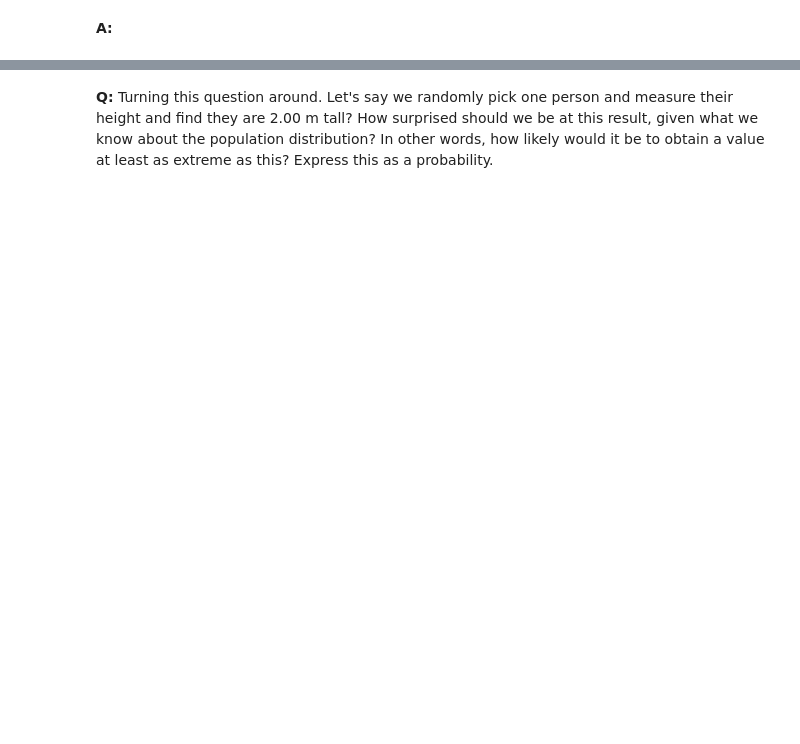
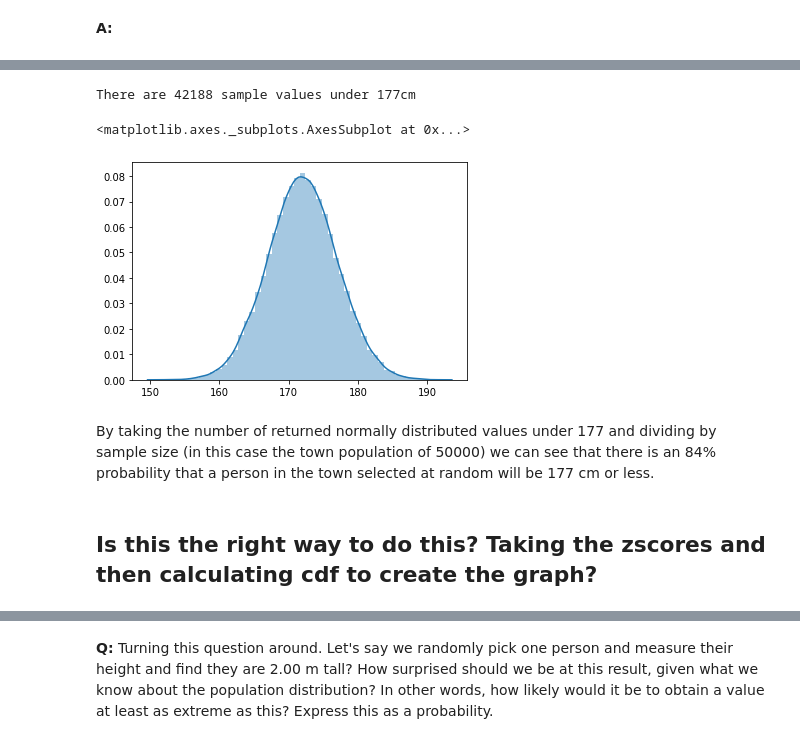
Before and after one commit to dudikbender/springboard, a Jupyter notebook: inferential_statistics_frequentist_mini-projects6.28.19/inferential_statistics_1a-Q6.25.ipynb, the cells around one changed output, grey strips where cells are left out. Cells and saved outputs as stored; diff of their text form; code cells hidden in the pictures; blank space fills up the shorter version.

```diff
--- a/inferential_statistics_frequentist_mini-projects6.28.19/inferential_statistics_1a-Q6.25.ipynb
+++ b/inferential_statistics_frequentist_mini-projects6.28.19/inferential_statistics_1a-Q6.25.ipynb
@@ -350,0 +389,21 @@ __A:__
+# %%
+obs_height = 177
+avg_height = 172
+town_std = 5
+
+town_sample = np.random.normal(loc=avg_height, scale=town_std, size=50000)
+norm_town = pd.DataFrame(town_sample)
+below_obs = norm_town[0] < obs_height
+below177 = below_obs[below_obs]
+print('There are {}'.format(len(below177)) + ' sample values under 177cm')
+# %% [output]
+There are 42188 sample values under 177cm
+# %%
+sns.distplot(norm_town)
+# %% [output]
+<matplotlib.axes._subplots.AxesSubplot at 0x...>
+[figure, added]
+# %% [markdown]
+By taking the number of returned normally distributed values under 177 and dividing by sample size (in this case the town population of 50000) we can see that there is an 84% probability that a person in the town selected at random will be 177 cm or less.
+# %% [markdown]
+## Is this the right way to do this? Taking the zscores and then calculating cdf to create the graph?
```
Also changed, not shown: parts of 23 cells of this notebook.
